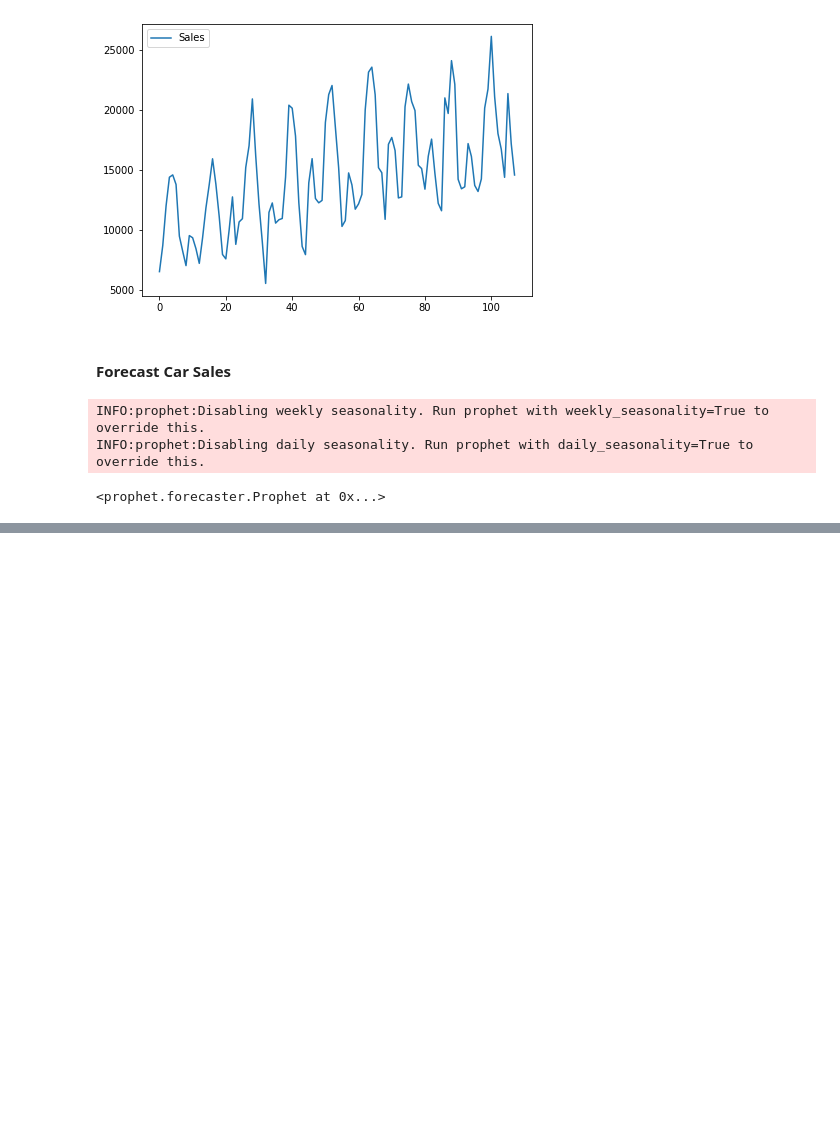
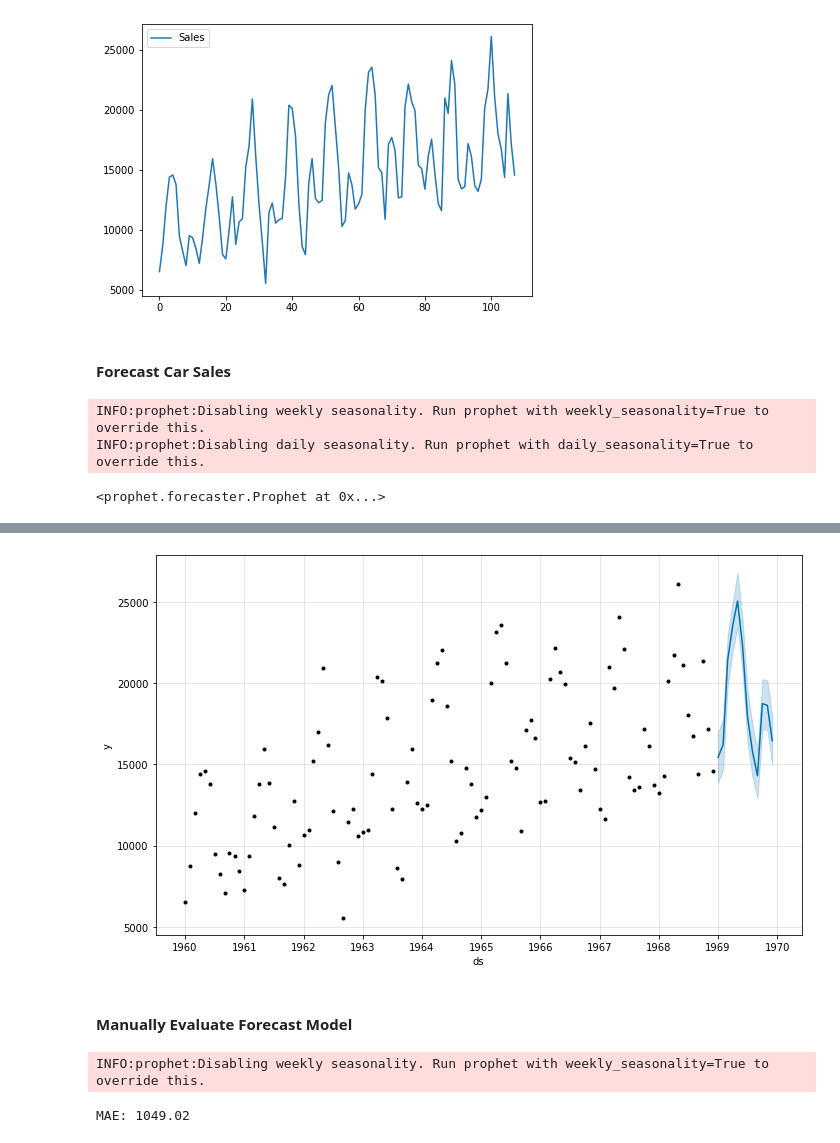
Before and after one commit to lepetitprinz/Time-Series-Forecasting, a Jupyter notebook: Time Series Forecasting with Prophet.ipynb, the cells around one changed output, grey strips where cells are left out. Cells and saved outputs as stored; diff of their text form; code cells hidden in the pictures; blank space fills up the shorter version.

```diff
--- a/Time Series Forecasting with Prophet.ipynb
+++ b/Time Series Forecasting with Prophet.ipynb
@@ -76,0 +91,32 @@ forecast[['ds', 'yhat', 'yhat_lower', 'yhat_upper']].head()
+# %%
+model.plot(forecast_out)
+plt.show()
+# %% [output]
+[figure, added]
+# %% [markdown]
+#### Manually Evaluate Forecast Model
+# %%
+train = df.drop(df.index[-12:])
+
+model = Prophet()
+
+# fit model
+model.fit(train)
+
+# Make forecast time range
+prediction = pd.date_range(start='1968-01', end='1968-12', freq='MS')
+prediction = pd.DataFrame(prediction)
+prediction.columns = ['ds']
+
+# Forecast
+forecast = model.predict(prediction)
+# %% [output]
+INFO:prophet:Disabling weekly seasonality. Run prophet with weekly_seasonality=True to override this.
+# %%
+# Calcuate MAE
+y_true = df['y'][-12:].values
+y_pred = forecast['yhat'].values
+mae = mean_absolute_error(y_true, y_pred)
+print(f'MAE: {mae:.2f}')
+# %% [output]
+MAE: 1049.02
```
Also changed, not shown: parts of 7 cells of this notebook.
